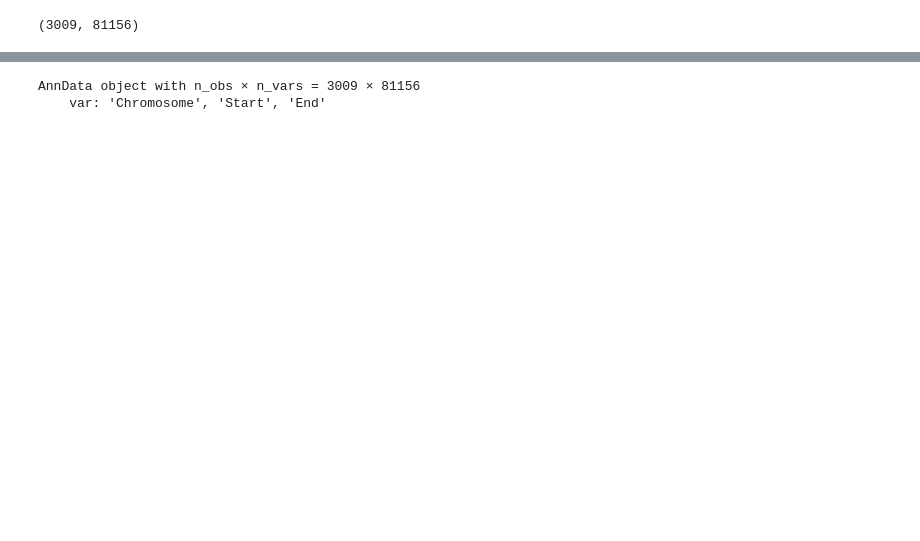
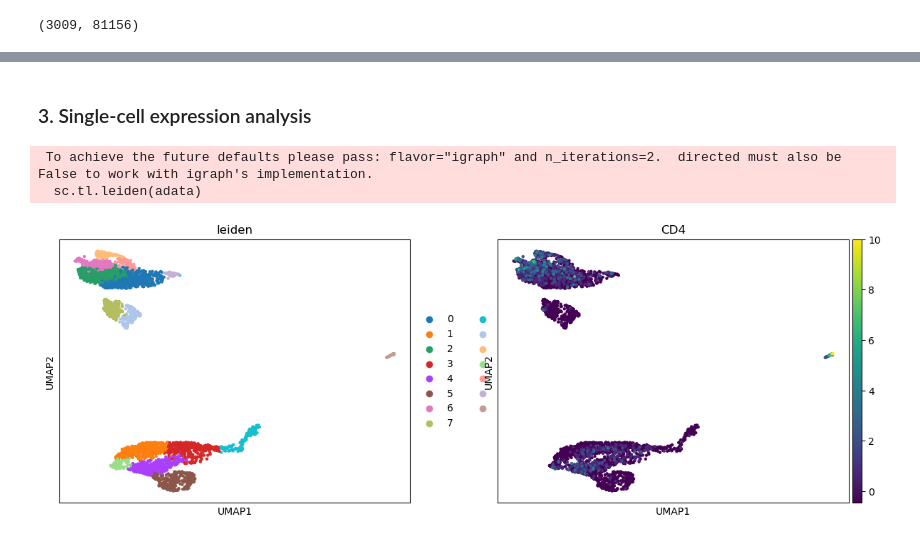
Before and after one commit to YuxinShen233/BioML_tutorial, a Jupyter notebook: 4_single-cell.ipynb, the cells around one changed output, grey strips where cells are left out. Cells and saved outputs as stored; diff of their text form; code cells hidden in the pictures; blank space fills up the shorter version.

Commit message:
finish single-cell

```diff
--- a/4_single-cell.ipynb
+++ b/4_single-cell.ipynb
@@ -163,5 +160,20 @@ atac_adata.shape, adata.shape
-# %%
-print(atac_adata)
-# %% [output]
-AnnData object with n_obs × n_vars = 3009 × 81156
-    var: 'Chromosome', 'Start', 'End'
+# %% [markdown]
+### 3. Single-cell expression analysis
+# %%
+# Scale data
+sc.pp.scale(adata, max_value=10)
+
+# PCA
+sc.tl.pca(adata, svd_solver='arpack')
+
+# Clustering
+sc.pp.neighbors(adata, n_neighbors=10, n_pcs=40)
+sc.tl.leiden(adata)
+
+# Visualization
+sc.tl.umap(adata)
+sc.pl.umap(adata, color=['leiden', 'CD4'])
+# %% [output]
+ To achieve the future defaults please pass: flavor="igraph" and n_iterations=2.  directed must also be False to work with igraph's implementation.
+  sc.tl.leiden(adata)
+[figure, added]
```
Also changed, not shown: parts of 19 cells of this notebook, 7 other files.
